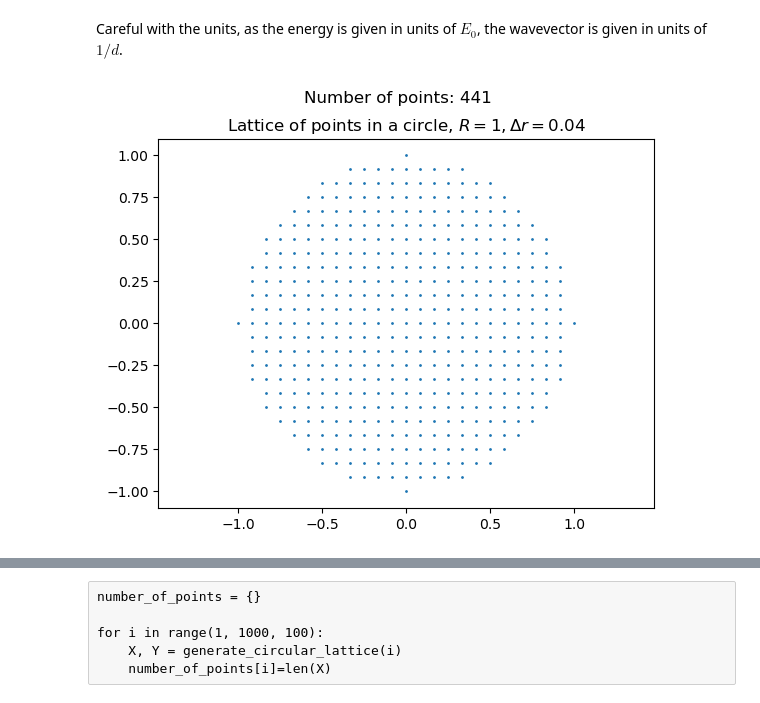
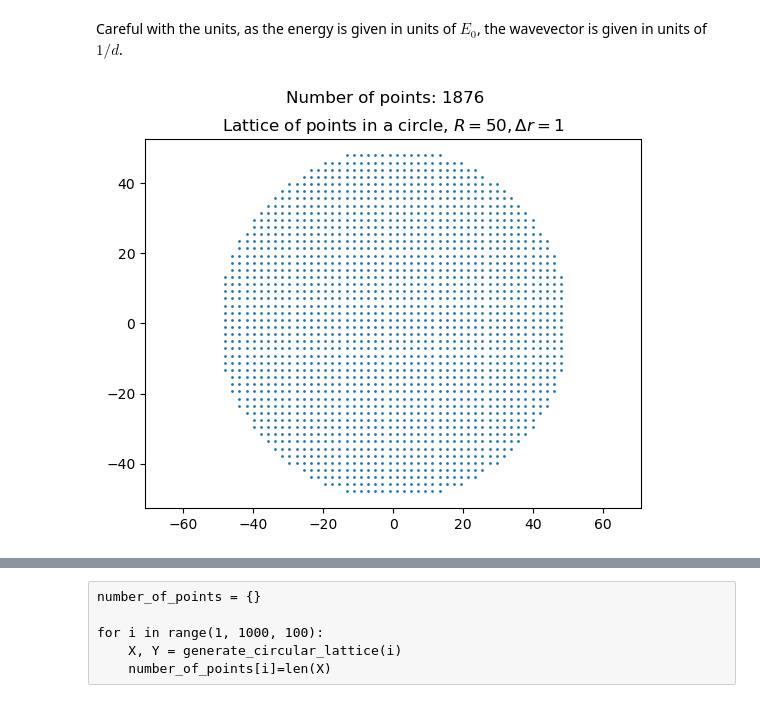
Before and after one commit to pfargas/Disordered-Quantum-Gases, a Jupyter notebook: computations.ipynb, the cells around one changed output, grey strips where cells are left out. Cells and saved outputs as stored; diff of their text form; code cells hidden in the pictures.

```diff
--- a/computations.ipynb
+++ b/computations.ipynb
@@ -68,16 +65,16 @@ def generate_circular_lattice(radius=2, spacing=0.01, n=None):
 # %% [markdown]
 Careful with the units, as the energy is given in units of $E_0$, the wavevector is given in units of $1/d$.
 # %%
-R=1
-spacing=0.04
+R=50
+spacing=1
 
 X,Y=generate_circular_lattice(radius=R, spacing=spacing)
 
 plt.scatter(X, Y, s=1)
 plt.title(f'Lattice of points in a circle, $R={R}, \Delta r={spacing}$')
 plt.suptitle(f'Number of points: {len(X)}')
 
 plt.axis('equal');
 # %% [output]
-[figure, old version]
+[figure, new version]
 # %%
```
Also changed, not shown: parts of 7 cells of this notebook, 1 other file.
